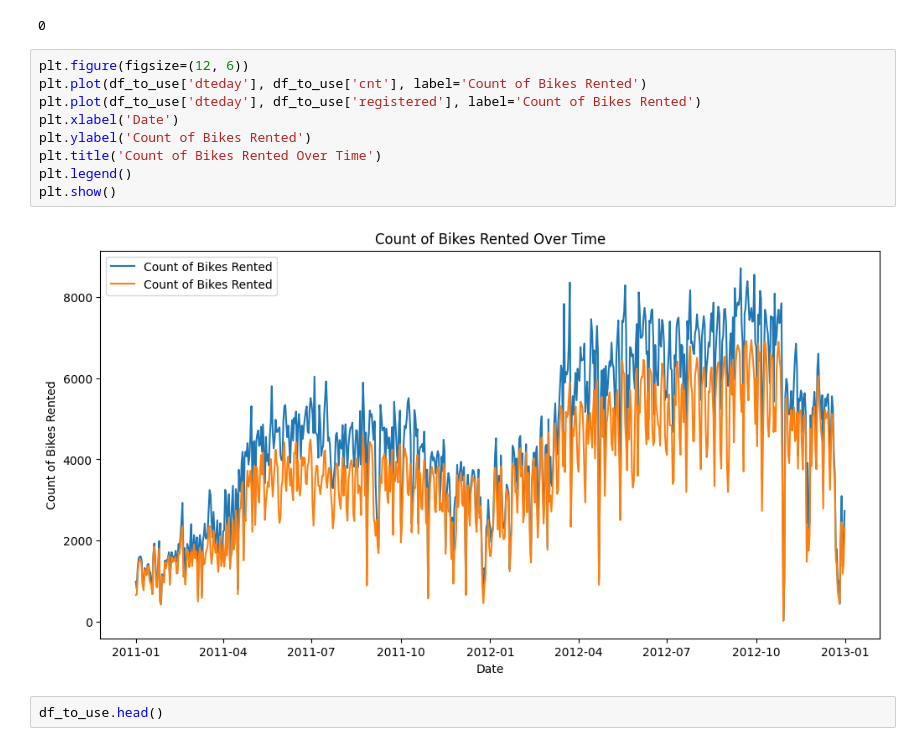
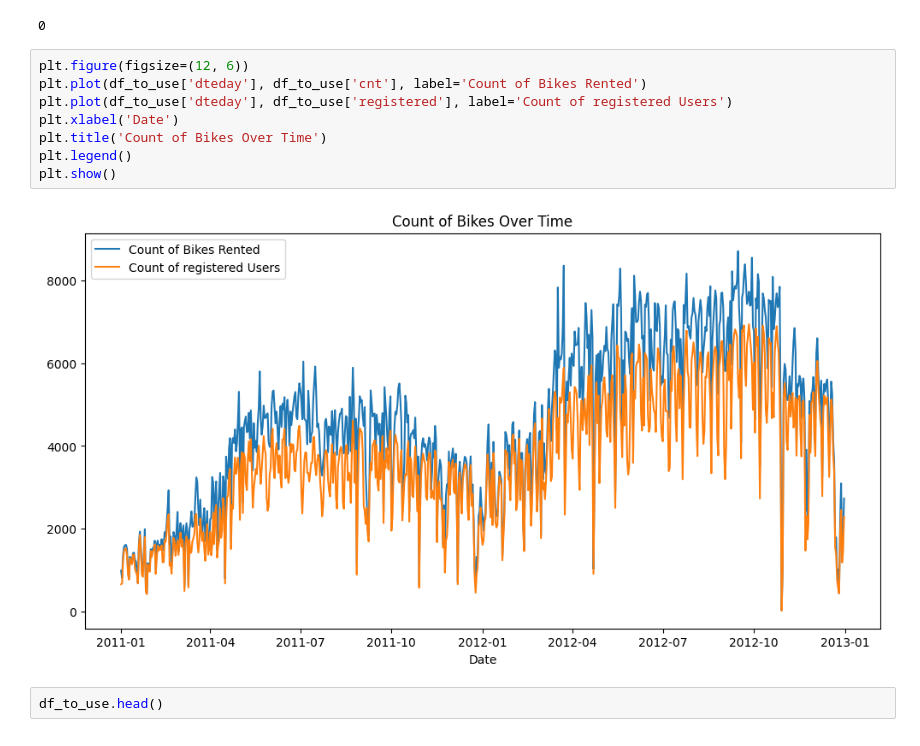
Before and after one commit to chouhlaoui/Deep-Learning-Projects, a Jupyter notebook: Time series forecasting/timeseries.ipynb, the cells around one changed output. Saved outputs shown, nothing was run; the diff lists cells and outputs as text.

```diff
--- a/Time series forecasting/timeseries.ipynb
+++ b/Time series forecasting/timeseries.ipynb
@@ -154,14 +155,13 @@ df_to_use.duplicated().sum()
 # %%
 plt.figure(figsize=(12, 6))
 plt.plot(df_to_use['dteday'], df_to_use['cnt'], label='Count of Bikes Rented')
-plt.plot(df_to_use['dteday'], df_to_use['registered'], label='Count of Bikes Rented')
+plt.plot(df_to_use['dteday'], df_to_use['registered'], label='Count of registered Users')
 plt.xlabel('Date')
-plt.ylabel('Count of Bikes Rented')
-plt.title('Count of Bikes Rented Over Time')
+plt.title('Count of Bikes Over Time')
 plt.legend()
 plt.show()
 # %% [output]
-[figure, old version]
+[figure, new version]
 # %%
 df_to_use.head()
 # %% [output]
```
Also changed, not shown: parts of 24 cells of this notebook, 4 other files.
